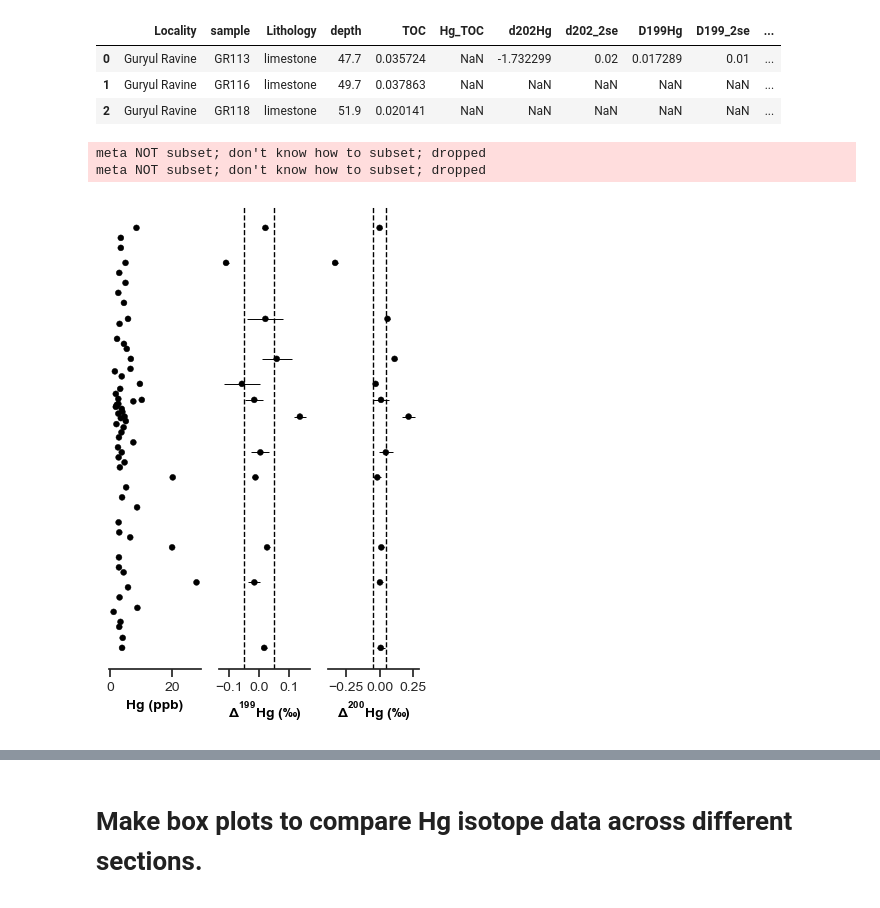
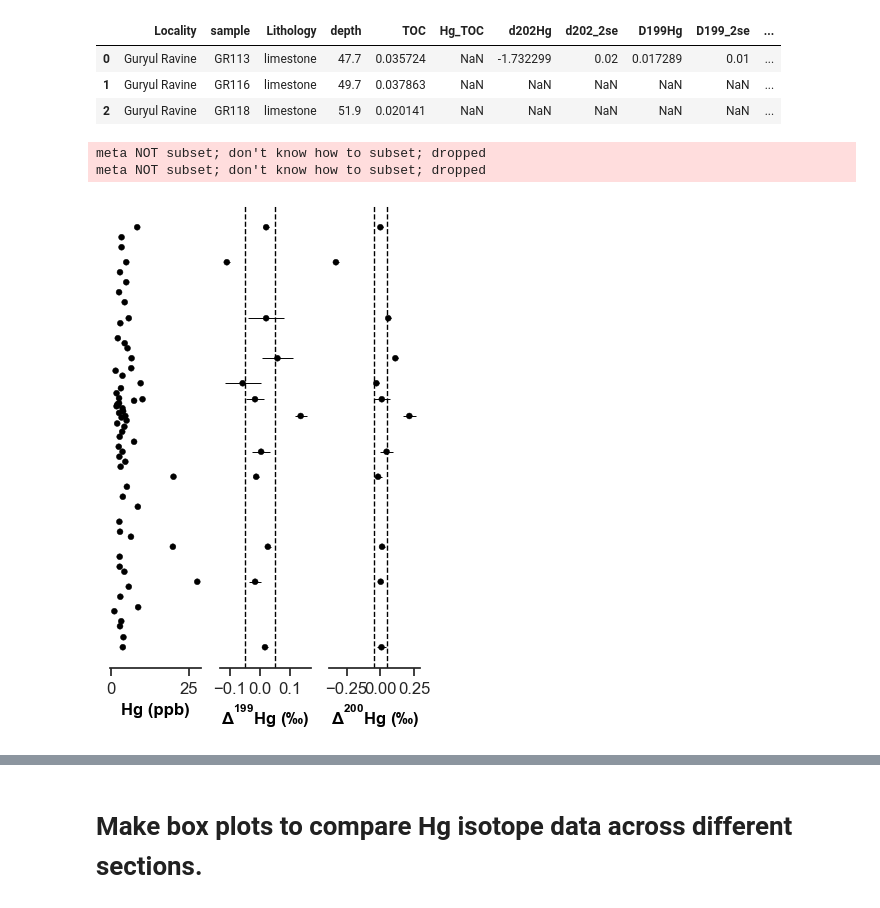
Before and after one commit to oluwaseun-edward/notebooks, a Jupyter notebook: lit_data.ipynb, the cells around one changed output, grey strips where cells are left out. Saved outputs shown, nothing was run; the diff lists cells and outputs as text; code cells hidden in the pictures.

```diff
--- a/lit_data.ipynb
+++ b/lit_data.ipynb
@@ -17,6 +17,7 @@ sns.set_style('ticks')
 # declare paths to save to and extract data exce sheet files.
 save_path ='../plots/'
 data_path = "../SSB_literature_Hg_data.xlsx"
+font_size = 12
 # %%
 # import data into a pandas dataframe.
 cha = pd.read_excel(data_path, sheet_name="Chaohu")
@@ -50,7 +51,7 @@ for i in range(len(ax_list)):
                     size=20,
                     )
     ax_list[i].tick_params(labelsize=10)
-    ax_list[i].set_xlabel(labels[i], fontsize=10, c="black", fontweight="bold")
+    ax_list[i].set_xlabel(labels[i], fontsize=font_size, c="black", fontweight="bold")
 
 ax0.set_xticks([0, 100,200])
 plt.savefig(f'{save_path}WPND-corr.pdf')
@@ -75,8 +76,8 @@ for i in range(len(ax_list)):
                     color=colors[i], legend=False, edgecolor='black',
                     size=20,
                     )
-    ax_list[i].tick_params(labelsize=10)
-    ax_list[i].set_xlabel(labels[i], fontsize=10, c="black", fontweight="bold")
+    ax_list[i].tick_params(labelsize=font_size)
+    ax_list[i].set_xlabel(labels[i], fontsize=font_size, c="black", fontweight="bold")
 ax1.errorbar(xerr=err199, y=depth, x=D199, ecolor="black", color="black",
                   linestyle='none', elinewidth=0.7, capthick=0.5, mec='black')
 ax1.axvline(x=-.05, linestyle='--', color='black', linewidth=1)
@@ -107,36 +108,36 @@ d13C = gur.d13C
 # %%
 fig, axes = plt.subplots(figsize=(4, 6), nrows=1, ncols=3, sharey=True)
 ax0, ax1, ax2 = axes
 
 ax_list = [ax0, ax1, ax2]
 plt_list = [Hg, D199, gur.D200Hg]
 labels = ["Hg (ppb)", "$\Delta^{199}Hg\;(‰)$", "$\Delta^{200}Hg\;(‰)$"]
 colors = ["black", "white", "black", "black"]
 # remove the y-axis ticks and y-axis itself.
 sns.despine(left=True, right=True, top=True, bottom=False)
 plt.yticks([])
 
 for i in range(len(ax_list)):
     sns.scatterplot(data=gur, x=plt_list[i], y=depth, ax=ax_list[i],
                     color='black', legend=False, edgecolor='black',
                     size=20,
                     )
-    ax_list[i].tick_params(labelsize=10)
-    ax_list[i].set_xlabel(labels[i], fontsize=10, c="black", fontweight="bold")
+    ax_list[i].tick_params(labelsize=font_size)
+    ax_list[i].set_xlabel(labels[i], fontsize=font_size, c="black", fontweight="bold")
 ax1.errorbar(xerr=err199, y=depth, x=D199, ecolor="black", color="black",
              linestyle='none', elinewidth=0.7, capthick=0.5, mec='black')
 ax2.errorbar(xerr=gur.D200_2se, y=depth, x=gur.D200Hg, ecolor="black", color="black",
              linestyle='none', elinewidth=0.7, capthick=0.5, mec='black')
 # ax0.set_xticks([0, 20, 40], c="black")
 ax1.axvline(x=-.05, linestyle='--', color='black', linewidth=1)
 ax1.axvline(x=.05, linestyle='--', color='black', linewidth=1)
 ax2.axvline(x=.05, linestyle='--', color='black', linewidth=1)
 ax2.axvline(x=-.05, linestyle='--', color='black', linewidth=1)
 plt.savefig(f'{save_path}Guryul.pdf')
 # %% [output]
 meta NOT subset; don't know how to subset; dropped
 meta NOT subset; don't know how to subset; dropped
-[figure, old version]
+[figure, new version]
 # %%
 fig, axes = plt.subplots(figsize=(3.4, 6), nrows=1, ncols=2, sharey=True)
 ax0, ax1 = axes
```
Also changed, not shown: parts of 11 cells of this notebook, 2 other files.
